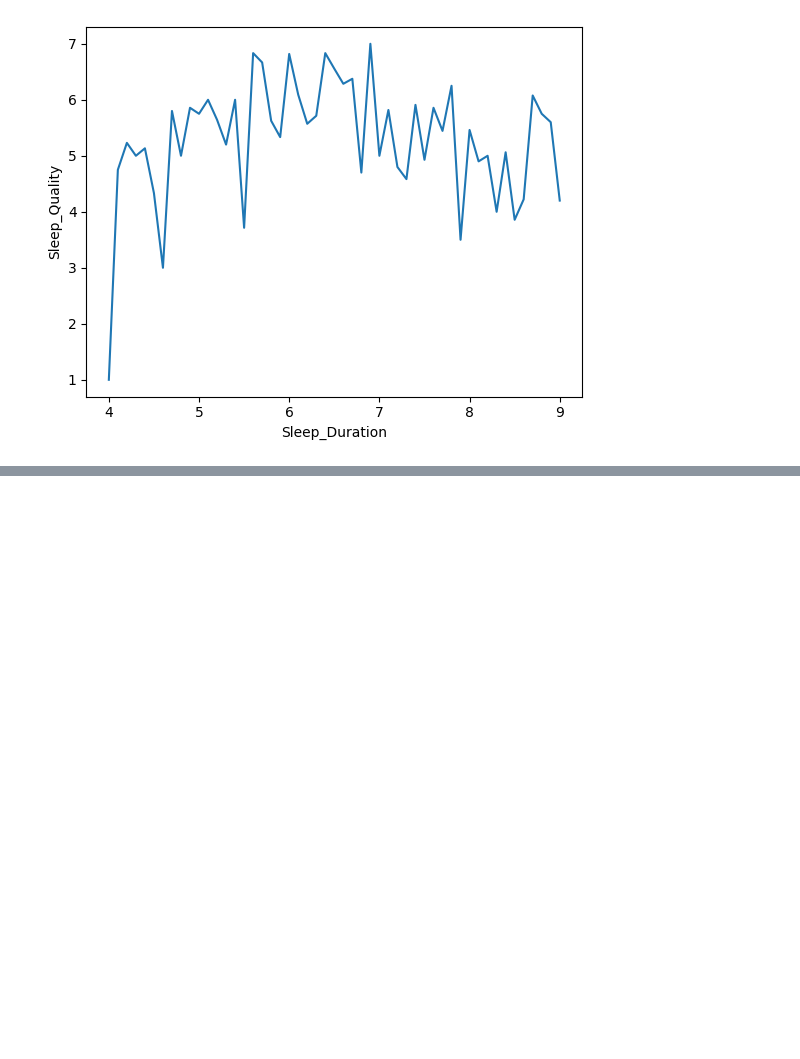
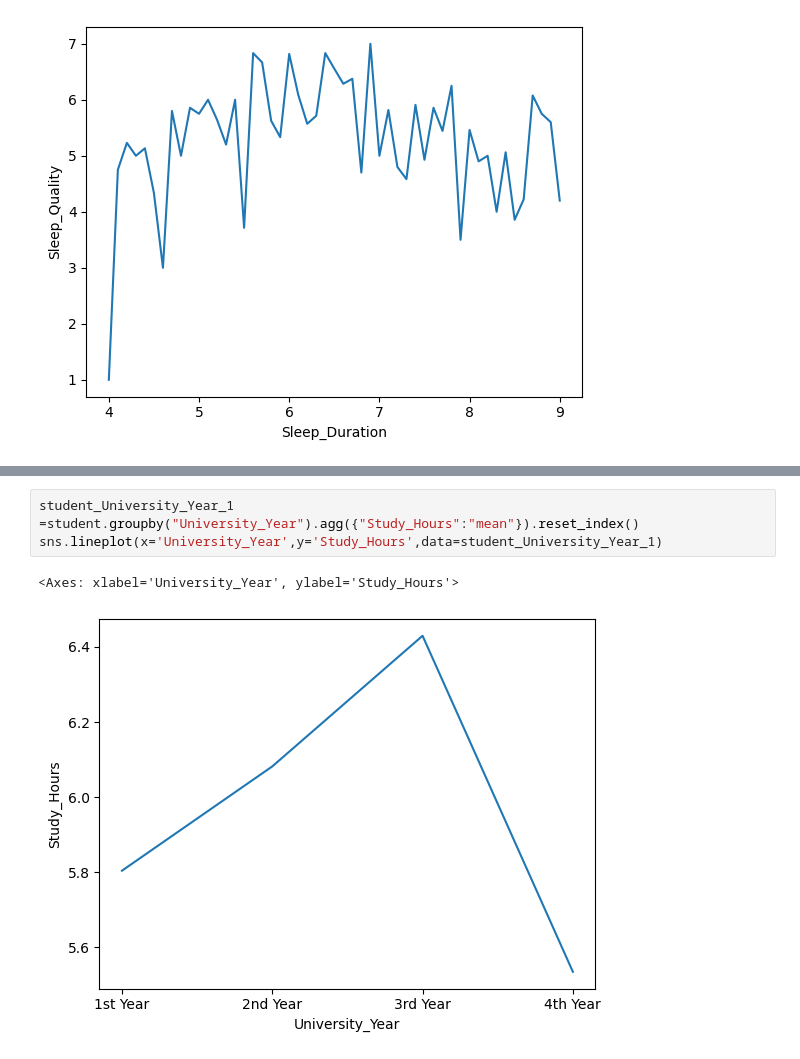
Before and after one commit to aaronkr-classroom/0-team-project-team-b, a Jupyter notebook: main.ipynb, the cells around one changed output, grey strips where cells are left out. Drawn from its saved outputs; the diff is of its cells as text; blank space fills up the shorter version.

```diff
--- a/main.ipynb
+++ b/main.ipynb
@@ -146,0 +159,6 @@ sns.lineplot(x='Caffeine_Intake',y='Study_Hours',data=student_1)
+# %%
+student_University_Year_1 =student.groupby("University_Year").agg({"Study_Hours":"mean"}).reset_index()
+sns.lineplot(x='University_Year',y='Study_Hours',data=student_University_Year_1)
+# %% [output]
+<Axes: xlabel='University_Year', ylabel='Study_Hours'>
+[figure, added]
```
Also changed, not shown: parts of 9 cells of this notebook.
